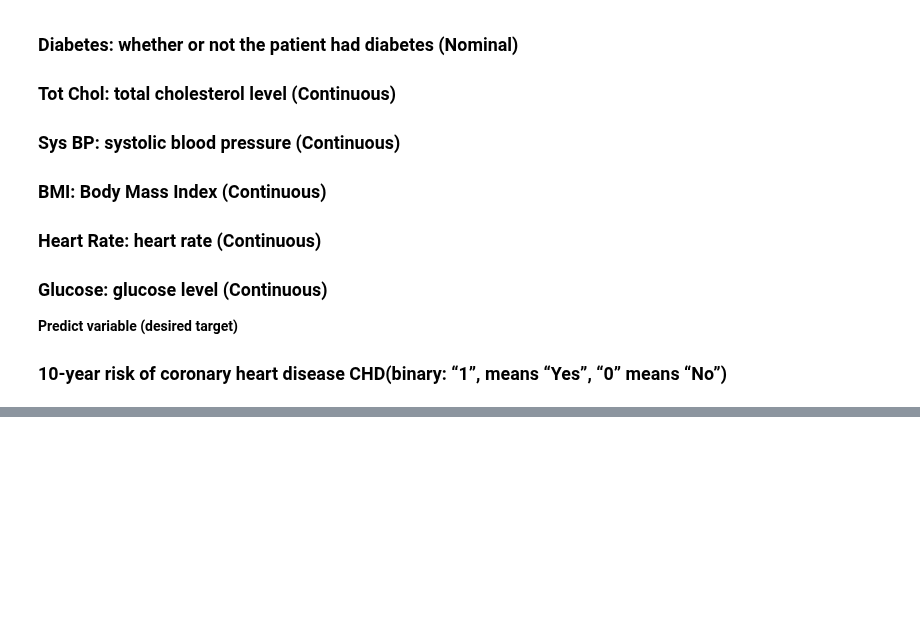
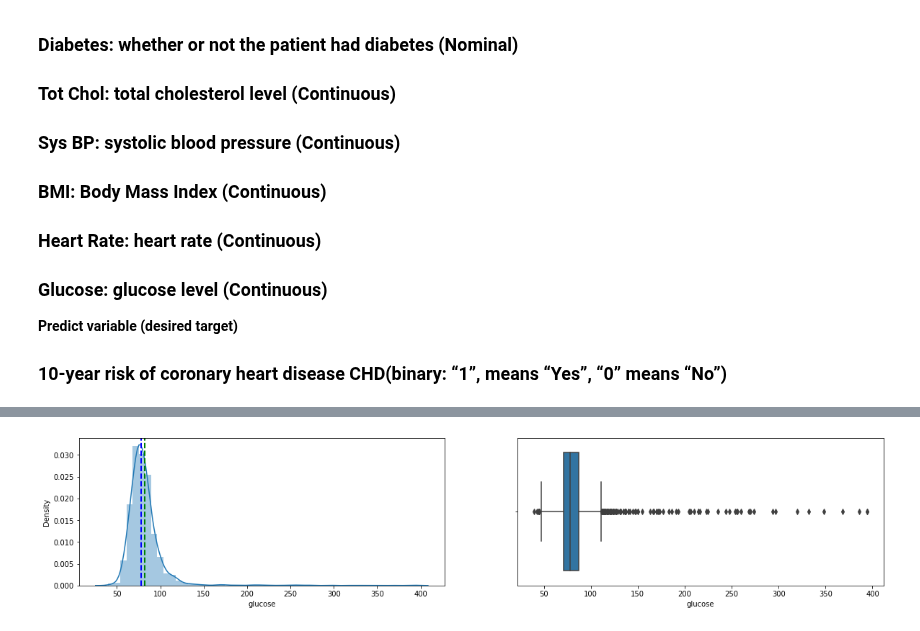
Before and after one commit to Pgupta1996/Cardiovascular_Risk_Prediction, a Jupyter notebook: Cardiovascular_Risk_Prediction.ipynb, the cells around one changed output, grey strips where cells are left out. Saved outputs shown, nothing was run; the diff lists cells and outputs as text; code cells hidden in the pictures; blank space fills up the shorter version.

```diff
--- a/Cardiovascular_Risk_Prediction.ipynb
+++ b/Cardiovascular_Risk_Prediction.ipynb
@@ -36,0 +287,5 @@ The dataset provides the patients’ information. It includes over 4,000 records
+# %%
+# Fill the null values with means.
+dataset['BMI'].fillna(dataset['BMI'].mean(),inplace=True)
+#Verify that filling done.
+dataset[dataset['BMI'].isnull()]
@@ -36,0 +313,5 @@ The dataset provides the patients’ information. It includes over 4,000 records
+# %%
+# Plot the Data distribution chart.
+dist_chart(dataset['glucose'])
+# %% [output]
+[figure, added]
```
Also changed, not shown: parts of 45 cells of this notebook.
